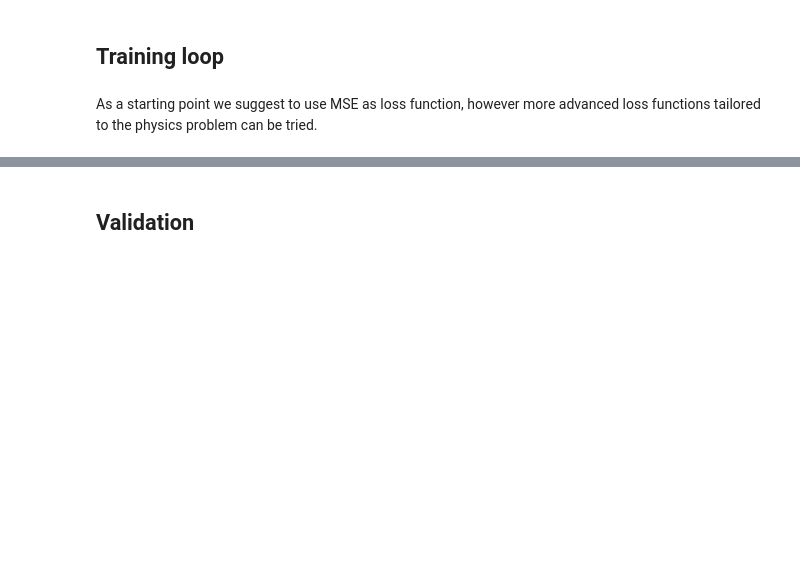
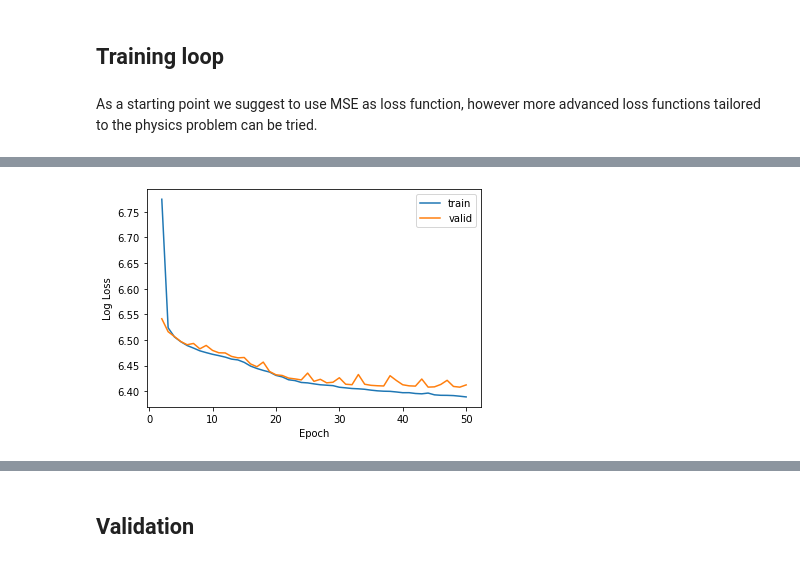
Before and after one commit to llayer/cmu_challenge, a Jupyter notebook: muon_regression_cnn.ipynb, the cells around one changed output, grey strips where cells are left out. Drawn from its saved outputs; the diff is of its cells as text; code cells hidden in the pictures; blank space fills up the shorter version.

```diff
--- a/muon_regression_cnn.ipynb
+++ b/muon_regression_cnn.ipynb
@@ -193,18 +197,16 @@ def train_loop(dataloader, model, loss_fn, optimizer):
 # %%
-def test_loop(dataloader, model, loss_fn):
-    size = len(dataloader.dataset)
+def test_loop(dataloader, model, loss_fn, bar):
     num_batches = len(dataloader)
     test_loss = 0
     model.eval()
     with torch.no_grad():
-        for hl_feats, hits, labels in dataloader:
-            hits, labels = hits.to(net.device), labels.to(net.device)
+        for hl_feats, hits, labels in progress_bar(dataloader, parent=bar):
             labels = labels.unsqueeze(1)
+            hits, labels = hits.to(model.device), labels.to(model.device)
             pred = model(hits)
             test_loss += loss_fn(pred,labels).data.item()
 
     test_loss /= num_batches
-    print("Test Error:", test_loss)
     return test_loss
 # %%
 def save_best_model(net:nn.Module, save_path:Path) -> None:
@@ -214,17 +216,33 @@ def save_best_model(net:nn.Module, save_path:Path) -> None:
 def load_best_model(net:nn.Module, load_path:Path) -> None:
     state = torch.load(str(load_path/'best.pt'), map_location=net.device.type)
     net.load_state_dict(state['model'])
+# %%
+def update_plot(bar, epoch, train_loss, valid_loss, start=1):
+    if epoch >= start:
+        bar.update_graph([[range(start, epoch+1),np.log10(train_loss[1:])], [range(start, epoch+1),np.log10(valid_loss[1:])]])
+        bar.ax.set_xlabel('Epoch')
+        bar.ax.set_ylabel('Log Loss')
+        bar.out2.update(bar.ax.figure)
 # %%
 %%time
+
+loss_fn = nn.MSELoss()
+optimizer = torch.optim.Adam(net.parameters())
+
 epochs = 50
 lowest_loss = math.inf
 save_path = Path('weights')
-for t in range(epochs):
-    print(f"Epoch {t+1}\n-------------------------------")
-    train_loop(train_dataloader, net, loss_fn, optimizer)
-    loss = test_loop(val_dataloader, net, loss_fn)
-    if loss < lowest_loss:
+train_loss, valid_loss = [], []
+
+bar = master_bar(range(1,epochs+1))
+
+for epoch in bar:
+    train_loss.append(train_loop(train_dataloader, net, loss_fn, optimizer, bar=bar))
+    valid_loss.append(test_loop(val_dataloader, net, loss_fn, bar=bar))
+    if valid_loss[-1] < lowest_loss:
         save_best_model(net, save_path)
-        lowest_loss = loss
+        lowest_loss = valid_loss[-1]
+        bar.first_bar.comment = f'Best loss: {lowest_loss:.3E}'
+    update_plot(bar, epoch, train_loss, valid_loss, start=2)
 print("Done!")
 # %% [output]
@@ -230,0 +250 @@ print("Done!")
+[figure, added]
```
Also changed, not shown: parts of 8 cells of this notebook, 3 other files.
